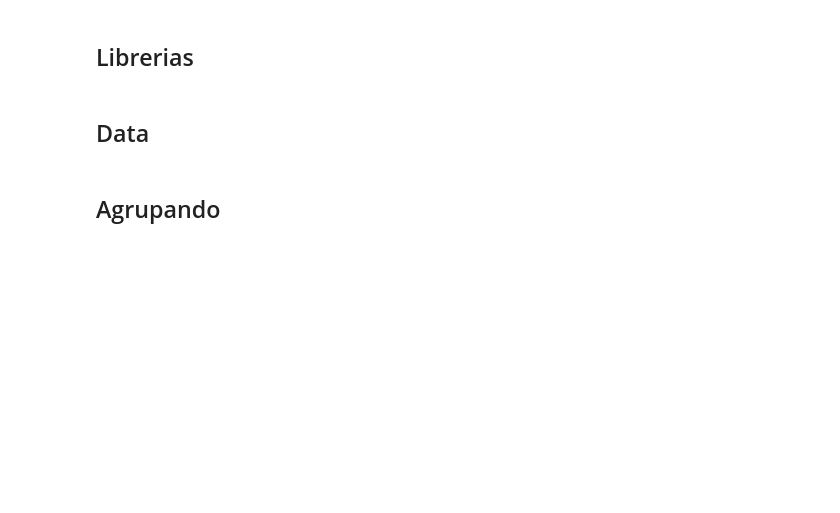
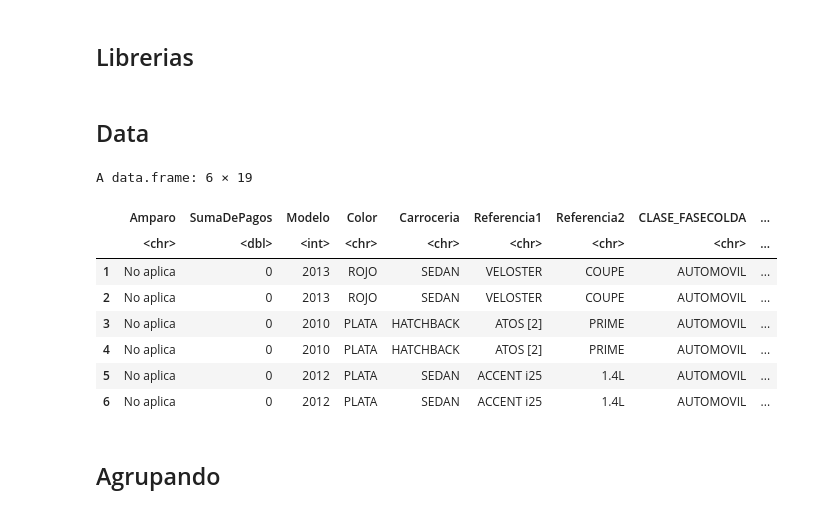
Before and after one commit to RiemannIntegrable/pricing-de-seguros-con-modelos-lineales-generalizados, a Jupyter notebook: notebooks/limpieza_fs.ipynb, the cells around one changed output. Saved outputs shown, nothing was run; the diff lists cells and outputs as text; code cells hidden in the pictures; blank space fills up the shorter version.

```diff
--- a/notebooks/limpieza_fs.ipynb
+++ b/notebooks/limpieza_fs.ipynb
@@ -13,6 +13,18 @@ library(tidyr)
 ## Data
 # %%
 datos_limpios <- read.csv("../data/processed/datos_limpios.csv")
+# %%
+head(datos_limpios)
+# %% [output]
+A data.frame: 6 × 19
+|  | Amparo | SumaDePagos | Modelo | Color | Carroceria | Referencia1 | Referencia2 | CLASE_FASECOLDA | ... |
+|  | <chr> | <dbl> | <int> | <chr> | <chr> | <chr> | <chr> | <chr> | ... |
+| 1 | No aplica | 0 | 2013 | ROJO | SEDAN | VELOSTER | COUPE | AUTOMOVIL | ... |
+| 2 | No aplica | 0 | 2013 | ROJO | SEDAN | VELOSTER | COUPE | AUTOMOVIL | ... |
+| 3 | No aplica | 0 | 2010 | PLATA | HATCHBACK | ATOS [2] | PRIME | AUTOMOVIL | ... |
+| 4 | No aplica | 0 | 2010 | PLATA | HATCHBACK | ATOS [2] | PRIME | AUTOMOVIL | ... |
+| 5 | No aplica | 0 | 2012 | PLATA | SEDAN | ACCENT i25 | 1.4L | AUTOMOVIL | ... |
+| 6 | No aplica | 0 | 2012 | PLATA | SEDAN | ACCENT i25 | 1.4L | AUTOMOVIL | ... |
 # %% [markdown]
 ## Agrupando
 # %%
```
Also changed, not shown: parts of 4 cells of this notebook, 1 other file.
